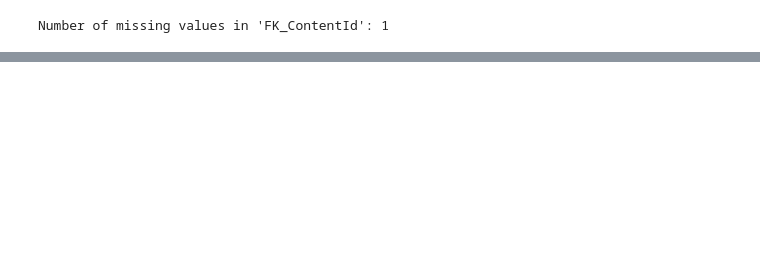
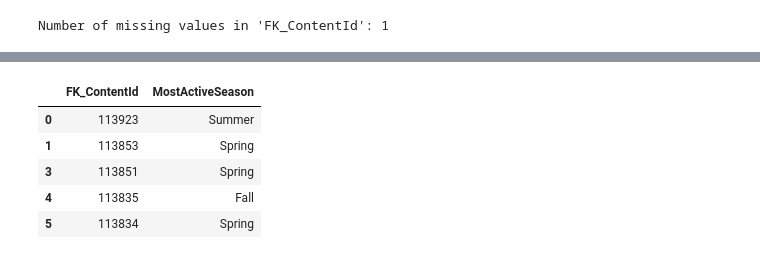
Before and after one commit to DboukAli98/KFHXRelatedAi, a Jupyter notebook: NoteBooks/Data Cleaning/Transactions_Time_Modifications.ipynb, the cells around one changed output, grey strips where cells are left out. Drawn from its saved outputs; the diff is of its cells as text; code cells hidden in the pictures; blank space fills up the shorter version.

```diff
--- a/NoteBooks/Data Cleaning/Transactions_Time_Modifications.ipynb
+++ b/NoteBooks/Data Cleaning/Transactions_Time_Modifications.ipynb
@@ -154,0 +96,21 @@ transactions.head()
+# %%
+# Aggregate the number of transactions per FK_ContentId per season
+content_season_counts = transactions.groupby(['FK_ContentId', 'Season']).size().reset_index(name='TransactionCount')
+
+# Find the most active season for each FK_ContentId
+most_active_season = content_season_counts.loc[content_season_counts.groupby('FK_ContentId')['TransactionCount'].idxmax()]
+
+# Merge with the original DataFrame to keep the FK_ContentId details
+transactions = transactions.merge(most_active_season[['FK_ContentId', 'Season']], on='FK_ContentId', suffixes=('', '_MostActiveSeason'))
+
+# Rename the column for clarity
+transactions = transactions.rename(columns={'Season_MostActiveSeason': 'MostActiveSeason'})
+# %%
+transactions[['FK_ContentId', 'MostActiveSeason']].drop_duplicates().head()
+# %% [output]
+|  | FK_ContentId | MostActiveSeason |
+| 0 | 113923 | Summer |
+| 1 | 113853 | Spring |
+| 3 | 113851 | Spring |
+| 4 | 113835 | Fall |
+| 5 | 113834 | Spring |
```
Also changed, not shown: parts of 24 cells of this notebook, 4 other files.
